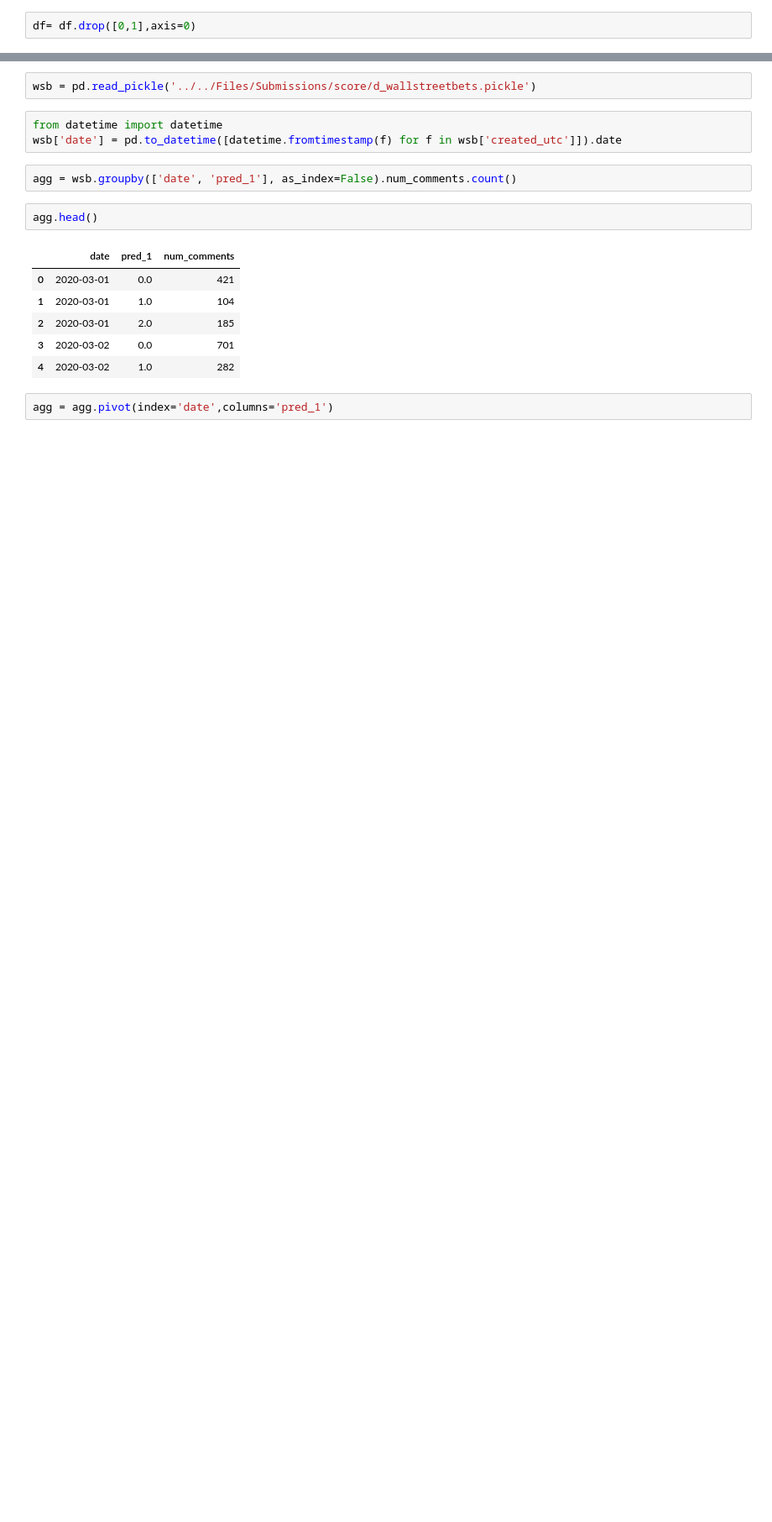
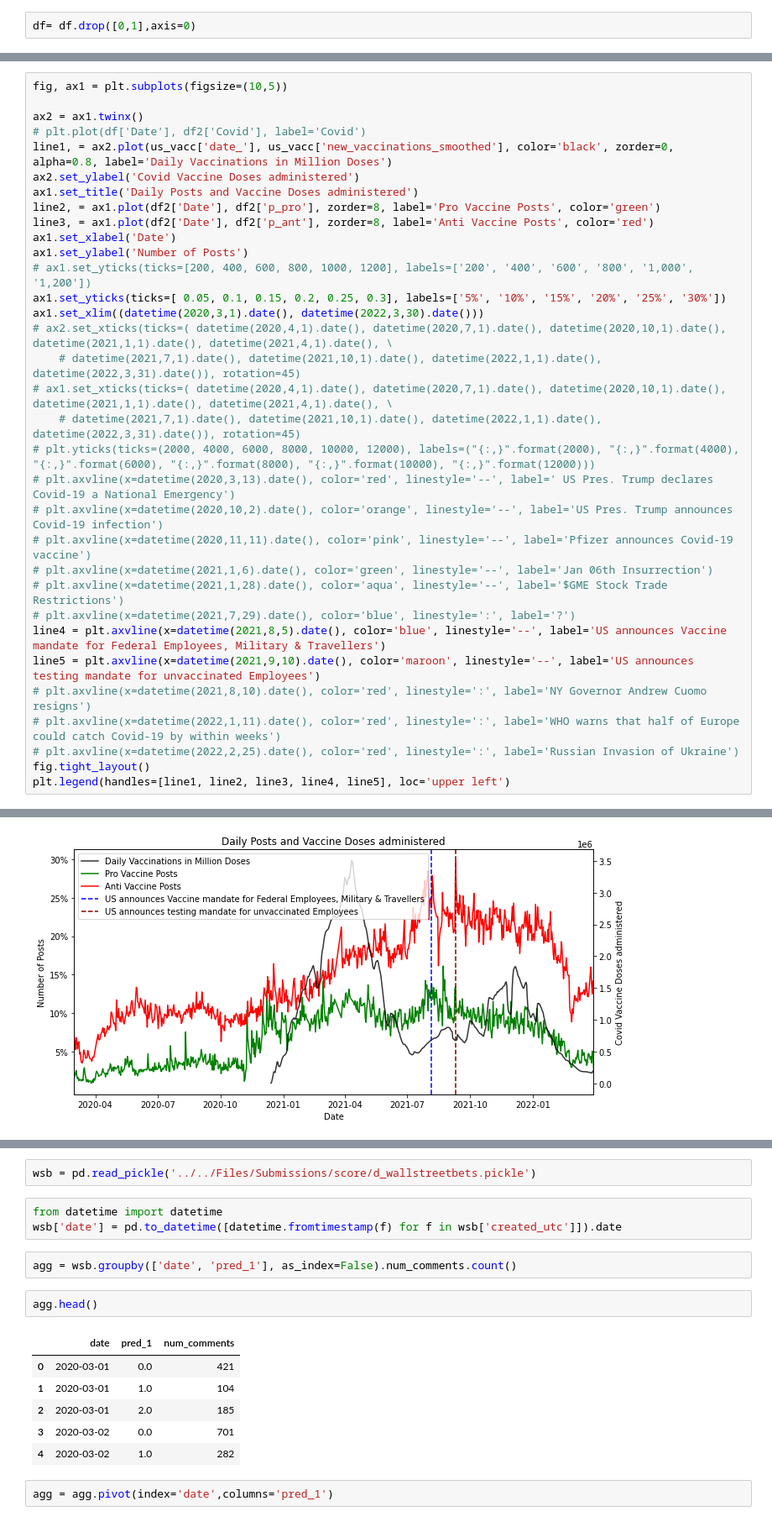
Before and after one commit to jvschlierf/networkthesis, a Jupyter notebook: analysis/timeplot.ipynb, the cells around one changed output, grey strips where cells are left out. Shown at 84% size. Saved outputs shown, nothing was run; the diff lists cells and outputs as text; blank space fills up the shorter version.

```diff
--- a/analysis/timeplot.ipynb
+++ b/analysis/timeplot.ipynb
@@ -38,0 +97,34 @@ plt.legend()
+# %%
+fig, ax1 = plt.subplots(figsize=(10,5))
+
+ax2 = ax1.twinx()
+# plt.plot(df['Date'], df2['Covid'], label='Covid')
+line1, = ax2.plot(us_vacc['date_'], us_vacc['new_vaccinations_smoothed'], color='black', zorder=0, alpha=0.8, label='Daily Vaccinations in Million Doses')
+ax2.set_ylabel('Covid Vaccine Doses administered')
+ax1.set_title('Daily Posts and Vaccine Doses administered')
+line2, = ax1.plot(df2['Date'], df2['p_pro'], zorder=8, label='Pro Vaccine Posts', color='green')
+line3, = ax1.plot(df2['Date'], df2['p_ant'], zorder=8, label='Anti Vaccine Posts', color='red')
+ax1.set_xlabel('Date')
+ax1.set_ylabel('Number of Posts')
+# ax1.set_yticks(ticks=[200, 400, 600, 800, 1000, 1200], labels=['200', '400', '600', '800', '1,000', '1,200'])
+ax1.set_yticks(ticks=[ 0.05, 0.1, 0.15, 0.2, 0.25, 0.3], labels=['5%', '10%', '15%', '20%', '25%', '30%'])
+ax1.set_xlim((datetime(2020,3,1).date(), datetime(2022,3,30).date()))
+# ax2.set_xticks(ticks=( datetime(2020,4,1).date(), datetime(2020,7,1).date(), datetime(2020,10,1).date(), datetime(2021,1,1).date(), datetime(2021,4,1).date(), \
+    # datetime(2021,7,1).date(), datetime(2021,10,1).date(), datetime(2022,1,1).date(), datetime(2022,3,31).date()), rotation=45)
+# ax1.set_xticks(ticks=( datetime(2020,4,1).date(), datetime(2020,7,1).date(), datetime(2020,10,1).date(), datetime(2021,1,1).date(), datetime(2021,4,1).date(), \
+    # datetime(2021,7,1).date(), datetime(2021,10,1).date(), datetime(2022,1,1).date(), datetime(2022,3,31).date()), rotation=45)
+# plt.yticks(ticks=(2000, 4000, 6000, 8000, 10000, 12000), labels=("{:,}".format(2000), "{:,}".format(4000), "{:,}".format(6000), "{:,}".format(8000), "{:,}".format(10000), "{:,}".format(12000)))
+# plt.axvline(x=datetime(2020,3,13).date(), color='red', linestyle='--', label=' US Pres. Trump declares Covid-19 a National Emergency')
+# plt.axvline(x=datetime(2020,10,2).date(), color='orange', linestyle='--', label='US Pres. Trump announces Covid-19 infection')
+# plt.axvline(x=datetime(2020,11,11).date(), color='pink', linestyle='--', label='Pfizer announces Covid-19 vaccine')
+# plt.axvline(x=datetime(2021,1,6).date(), color='green', linestyle='--', label='Jan 06th Insurrection')
+# plt.axvline(x=datetime(2021,1,28).date(), color='aqua', linestyle='--', label='$GME Stock Trade Restrictions')
+# plt.axvline(x=datetime(2021,7,29).date(), color='blue', linestyle=':', label='?')
+line4 = plt.axvline(x=datetime(2021,8,5).date(), color='blue', linestyle='--', label='US announces Vaccine mandate for Federal Employees, Military & Travellers')
+line5 = plt.axvline(x=datetime(2021,9,10).date(), color='maroon', linestyle='--', label='US announces testing mandate for unvaccinated Employees')
+# plt.axvline(x=datetime(2021,8,10).date(), color='red', linestyle=':', label='NY Governor Andrew Cuomo resigns')
+# plt.axvline(x=datetime(2022,1,11).date(), color='red', linestyle=':', label='WHO warns that half of Europe could catch Covid-19 by within weeks')
+# plt.axvline(x=datetime(2022,2,25).date(), color='red', linestyle=':', label='Russian Invasion of Ukraine')
+fig.tight_layout()
+plt.legend(handles=[line1, line2, line3, line4, line5], loc='upper left')
+# %% [output]
@@ -38,0 +132 @@ plt.legend()
+[figure, added]
```
Also changed, not shown: parts of 43 cells of this notebook, 3 other files.
